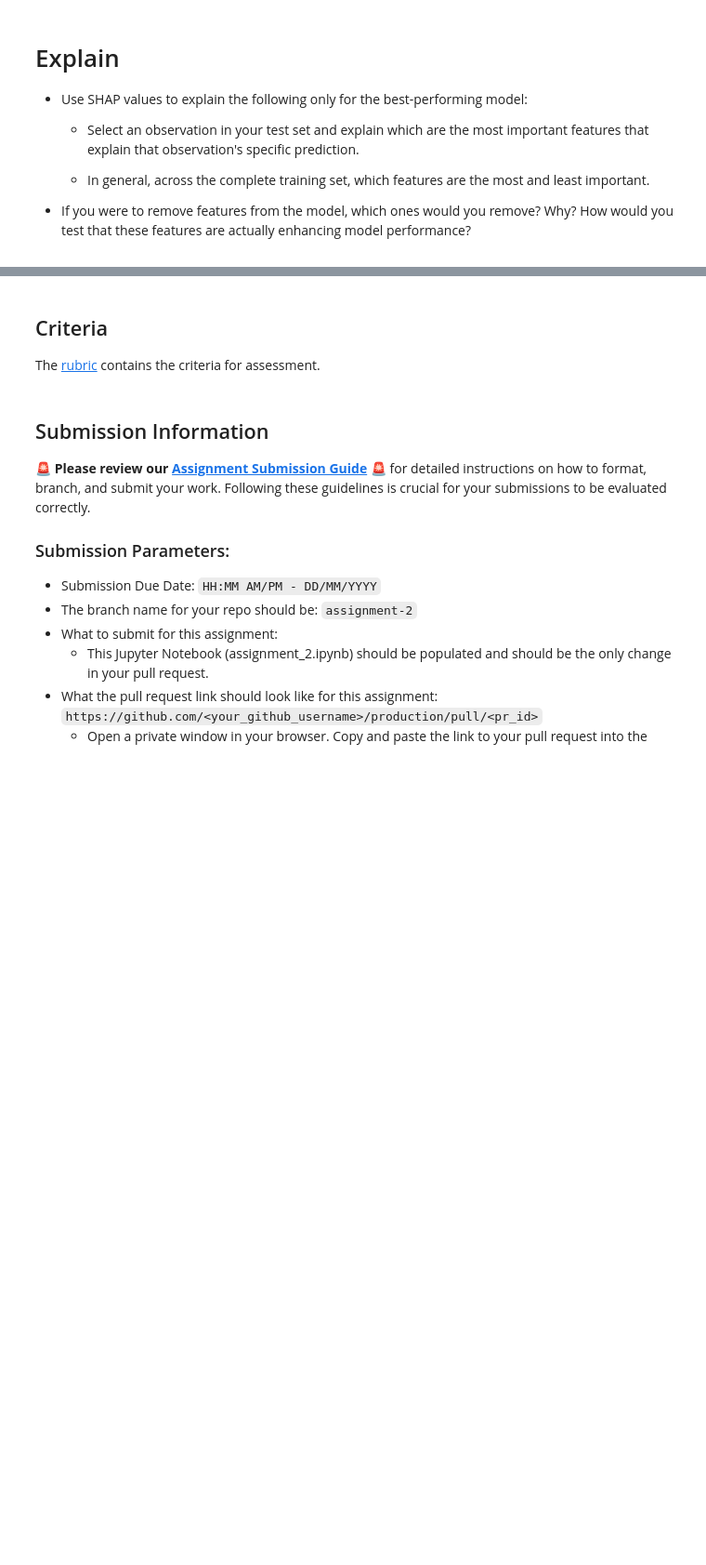
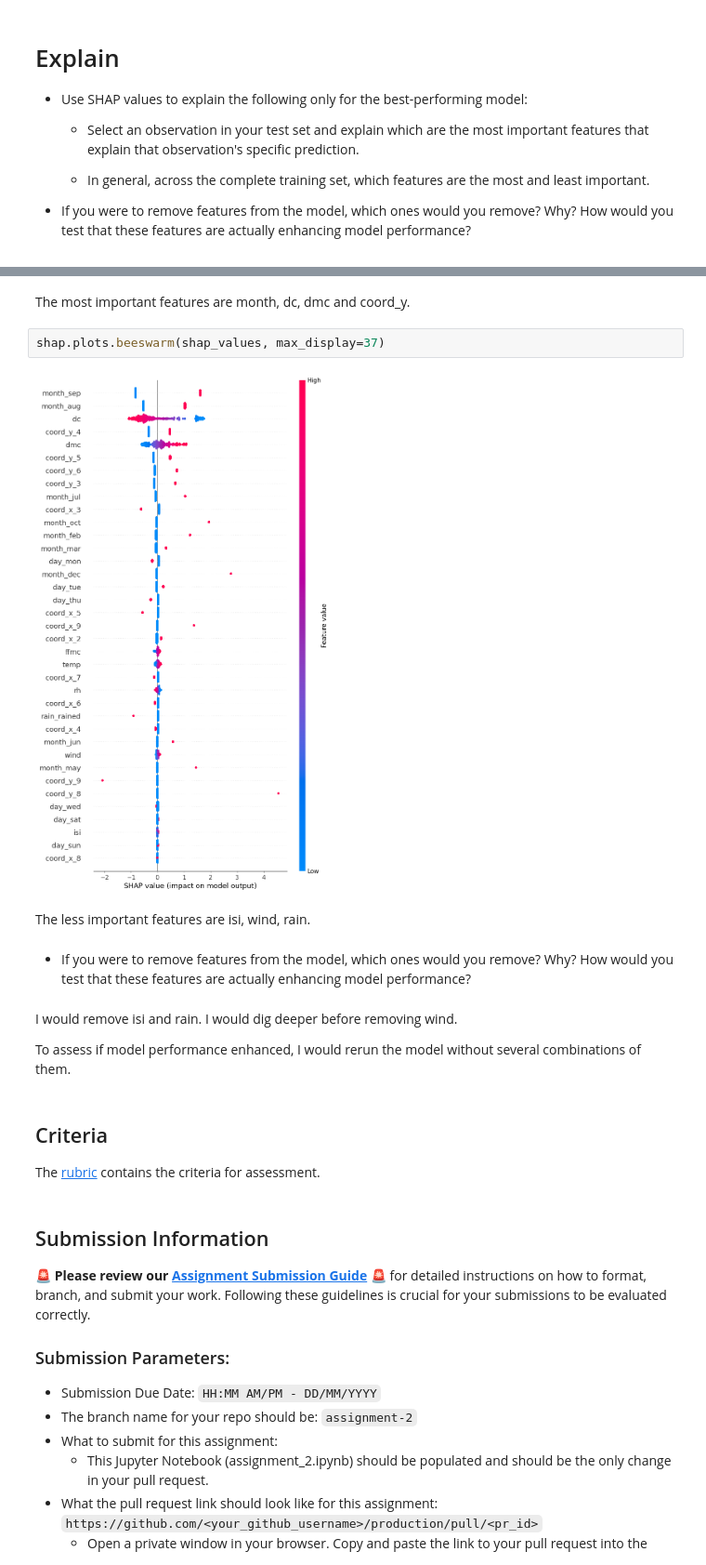
Before and after one commit to AntonioMLancuentra/production, a Jupyter notebook: 02_activities/assignments/assignment_2.ipynb, the cells around one changed output, grey strips where cells are left out. Shown at 93% size. Cells and saved outputs as stored; diff of their text form; blank space fills up the shorter version.

```diff
--- a/02_activities/assignments/assignment_2.ipynb
+++ b/02_activities/assignments/assignment_2.ipynb
@@ -1189,3 +1648,17 @@ Pipeline D
+# %% [markdown]
+The most important features are month, dc, dmc and coord_y.
+# %%
+shap.plots.beeswarm(shap_values, max_display=37)
+# %% [output]
+[figure, added]
+# %% [markdown]
+The less important features are isi, wind, rain.
+# %% [markdown]
++ If you were to remove features from the model, which ones would you remove? Why? How would you test that these features are actually enhancing model performance?
+# %% [markdown]
+I would remove isi and rain. I would dig deeper before removing wind.
+
+To assess if model performance enhanced, I would rerun the model without several combinations of them.
 # %% [markdown]
 ## Criteria
 
```
Also changed, not shown: parts of 150 cells of this notebook, 8 other files.
